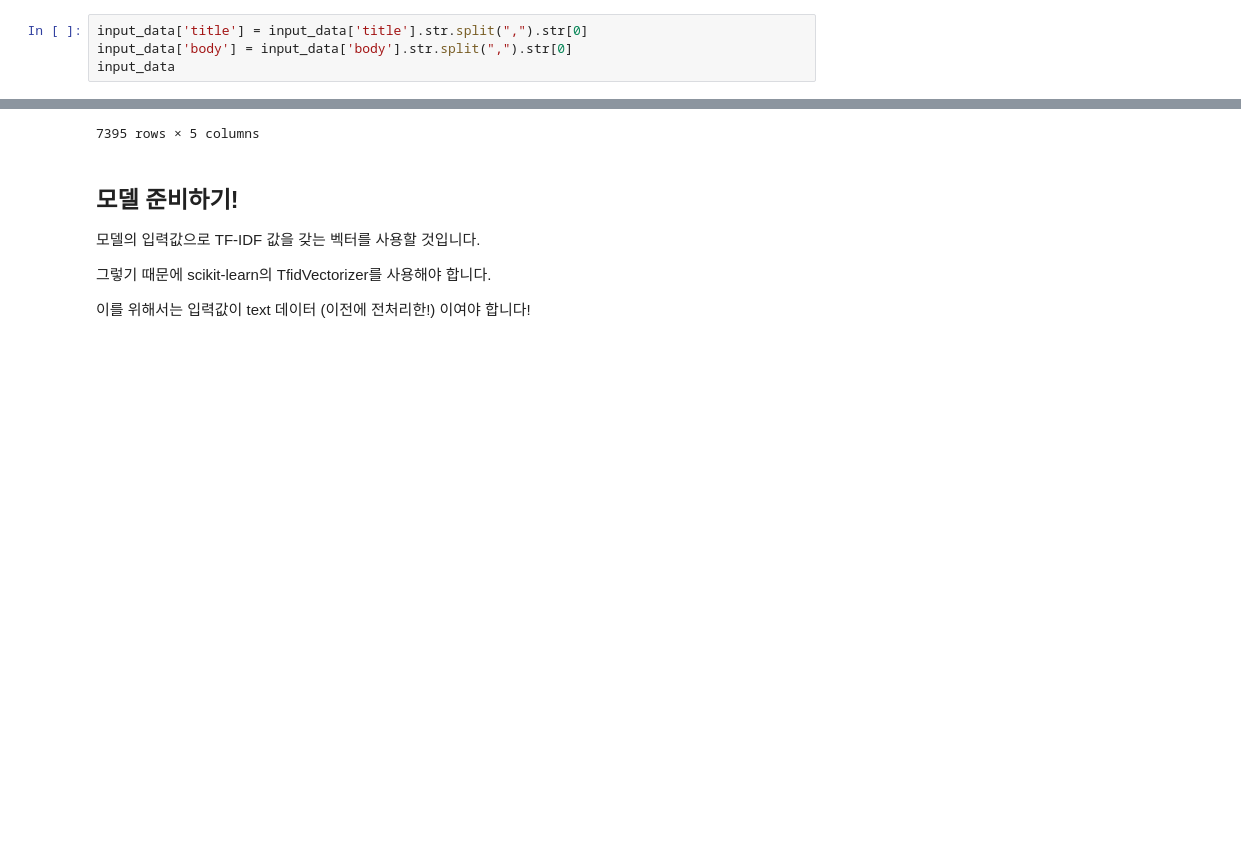
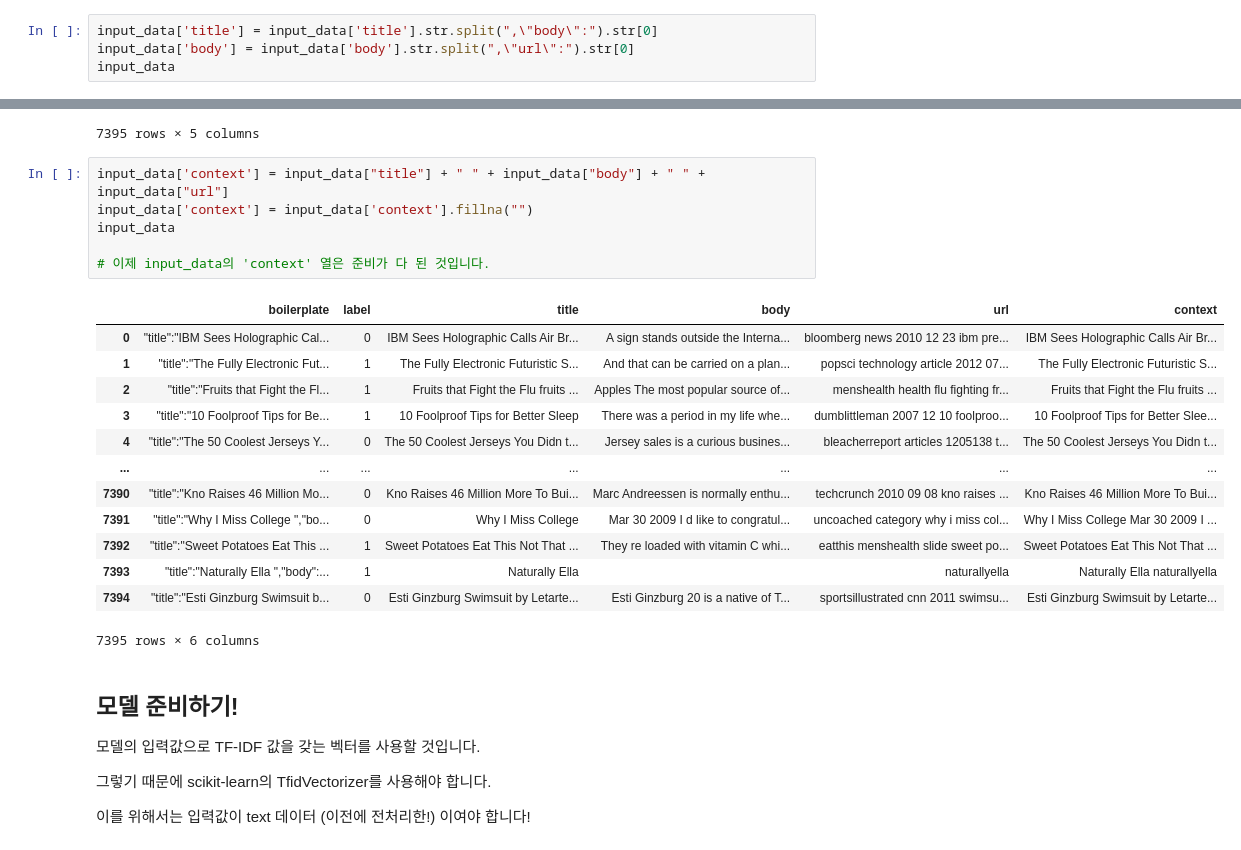
Before and after one commit to iDolphin99/ML, a Jupyter notebook: kwswproja/test_TF-IDF.ipynb, the cells around one changed output, grey strips where cells are left out. Saved outputs shown, nothing was run; the diff lists cells and outputs as text; blank space fills up the shorter version.

```diff
--- a/kwswproja/test_TF-IDF.ipynb
+++ b/kwswproja/test_TF-IDF.ipynb
@@ -136,6 +159,6 @@ input_data.head()
 # %%
-input_data['title'] = input_data['title'].str.split(",").str[0]
-input_data['body'] = input_data['body'].str.split(",").str[0]
+input_data['title'] = input_data['title'].str.split(",\"body\":").str[0]
+input_data['body'] = input_data['body'].str.split(",\"url\":").str[0]
 input_data
 # %% [output]
 |  | boilerplate | label | title | body | url |
@@ -170,6 +193,26 @@ input_data
 | 7393 | "title":"Naturally Ella ","body":... | 1 | Naturally Ella |  | naturallyella |
 | 7394 | "title":"Esti Ginzburg Swimsuit b... | 0 | Esti Ginzburg Swimsuit by Letarte... | Esti Ginzburg 20 is a native of T... | sportsillustrated cnn 2011 swimsu... |
 7395 rows × 5 columns
+# %%
+input_data['context'] = input_data["title"] + " " + input_data["body"] + " " + input_data["url"]
+input_data['context'] = input_data['context'].fillna("")
+input_data
+
+# 이제 input_data의 'context' 열은 준비가 다 된 것입니다.
+# %% [output]
+|  | boilerplate | label | title | body | url | context |
+| 0 | "title":"IBM Sees Holographic Cal... | 0 | IBM Sees Holographic Calls Air Br... | A sign stands outside the Interna... | bloomberg news 2010 12 23 ibm pre... | IBM Sees Holographic Calls Air Br... |
+| 1 | "title":"The Fully Electronic Fut... | 1 | The Fully Electronic Futuristic S... | And that can be carried on a plan... | popsci technology article 2012 07... | The Fully Electronic Futuristic S... |
+| 2 | "title":"Fruits that Fight the Fl... | 1 | Fruits that Fight the Flu fruits ... | Apples The most popular source of... | menshealth health flu fighting fr... | Fruits that Fight the Flu fruits ... |
+| 3 | "title":"10 Foolproof Tips for Be... | 1 | 10 Foolproof Tips for Better Sleep | There was a period in my life whe... | dumblittleman 2007 12 10 foolproo... | 10 Foolproof Tips for Better Slee... |
+| 4 | "title":"The 50 Coolest Jerseys Y... | 0 | The 50 Coolest Jerseys You Didn t... | Jersey sales is a curious busines... | bleacherreport articles 1205138 t... | The 50 Coolest Jerseys You Didn t... |
+| ... | ... | ... | ... | ... | ... | ... |
+| 7390 | "title":"Kno Raises 46 Million Mo... | 0 | Kno Raises 46 Million More To Bui... | Marc Andreessen is normally enthu... | techcrunch 2010 09 08 kno raises ... | Kno Raises 46 Million More To Bui... |
+| 7391 | "title":"Why I Miss College ","bo... | 0 | Why I Miss College | Mar 30 2009 I d like to congratul... | uncoached category why i miss col... | Why I Miss College Mar 30 2009 I ... |
+| 7392 | "title":"Sweet Potatoes Eat This ... | 1 | Sweet Potatoes Eat This Not That ... | They re loaded with vitamin C whi... | eatthis menshealth slide sweet po... | Sweet Potatoes Eat This Not That ... |
+| 7393 | "title":"Naturally Ella ","body":... | 1 | Naturally Ella |  | naturallyella | Naturally Ella naturallyella |
+| 7394 | "title":"Esti Ginzburg Swimsuit b... | 0 | Esti Ginzburg Swimsuit by Letarte... | Esti Ginzburg 20 is a native of T... | sportsillustrated cnn 2011 swimsu... | Esti Ginzburg Swimsuit by Letarte... |
+7395 rows × 6 columns
 # %% [markdown]
 ## **모델 준비하기!**
 모델의 입력값으로 TF-IDF 값을 갖는 벡터를 사용할 것입니다.
```
Also changed, not shown: parts of 16 cells of this notebook.
